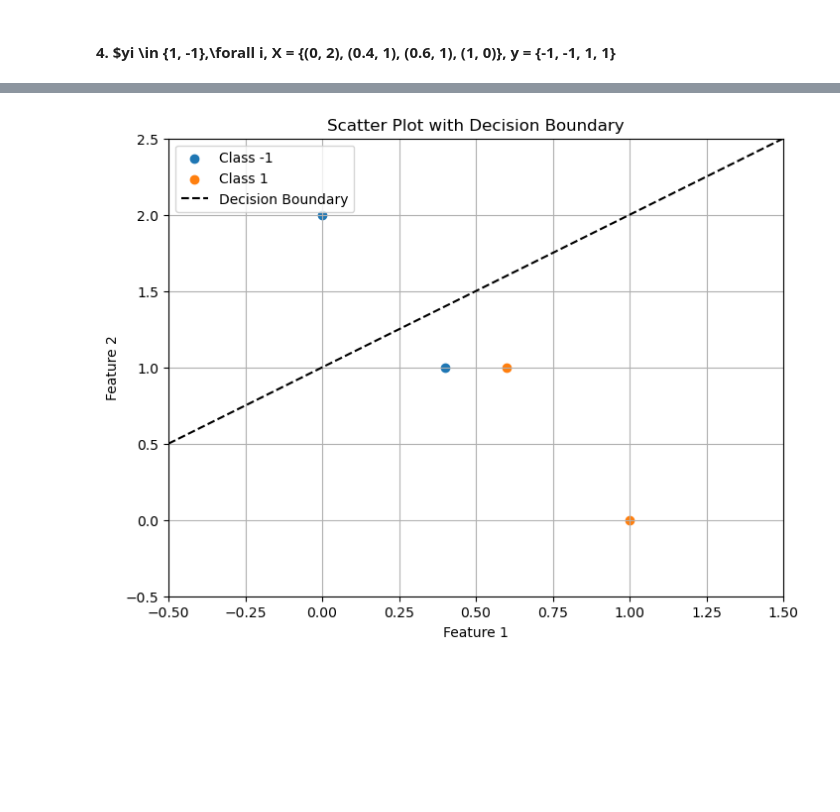
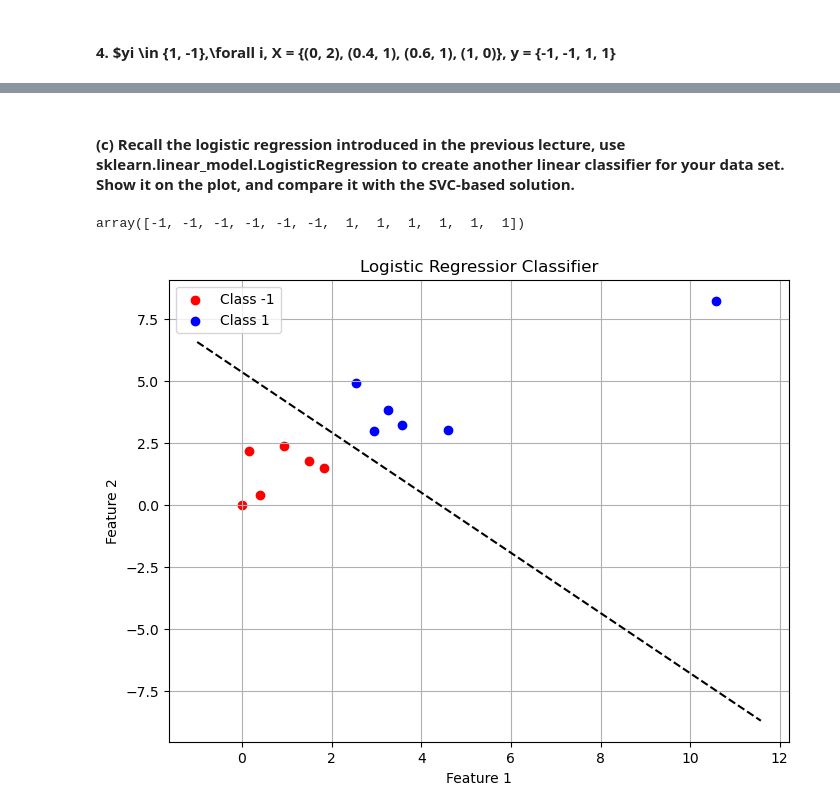
Before and after one commit to gabriel-ferreira-life/574_intro_to_machine_learning, a Jupyter notebook: homework_4/code/HM4_code.ipynb, the cells around one changed output, grey strips where cells are left out. Drawn from its saved outputs; the diff is of its cells as text; code cells hidden in the pictures; blank space fills up the shorter version.

```diff
--- a/homework_4/code/HM4_code.ipynb
+++ b/homework_4/code/HM4_code.ipynb
@@ -324,0 +381,15 @@ array([-1,  1,  1,  1])
+# %%
+X = np.array([[0, 0],
+     [0.936, 2.376],
+     [1.829, 1.496],
+     [0.390, 0.389],
+     [0.145, 2.165],
+     [1.502, 1.770],
+     [2.551, 4.924],
+     [4.588, 3.030],
+     [2.954, 2.958],
+     [3.260, 3.811],
+     [3.579, 3.228],
+     [10.577, 8.228]])
+
+y = np.array([-1, -1, -1, -1, -1, -1,  1,  1,  1,  1,  1, 1])
@@ -325,23 +460,37 @@ array([-1,  1,  1,  1])
+# %% [markdown]
+#### (c) Recall the logistic regression introduced in the previous lecture, use sklearn.linear_model.LogisticRegression to create another linear classifier for your data set. Show it on the plot, and compare it with the SVC-based solution.
+# %%
+from sklearn.linear_model import LogisticRegression
+
+# train model
+logistic_model = LogisticRegression(random_state=0).fit(X, y)
+y_pred = logistic_model.predict(X)
+
+# Get coefficients and intercept for logistic regression
+w1_log, w2_log = logistic_model.coef_[0]
+b_log = logistic_model.intercept_[0]
+
+y_pred
+# %% [output]
+array([-1, -1, -1, -1, -1, -1,  1,  1,  1,  1,  1,  1])
 # %%
-# Plotting the dataset without loops
+##### Plotting the dataset
 plt.figure(figsize=(8, 6))
-plt.scatter(X[y == -1, 0], X[y == -1, 1], label='Class -1')
-plt.scatter(X[y == 1, 0], X[y == 1, 1], label='Class 1')
+plt.scatter(X[y_pred == -1, 0], X[y == -1, 1], color = 'red', label='Class -1', marker='o')
+plt.scatter(X[y_pred == 1, 0], X[y == 1, 1], color = 'blue', label='Class 1', marker='o')
 
-# Define the decision boundary line
-x_values = np.linspace(np.min(X[:,0])-0.5, np.max(X[:,0])+0.5, 100)
-y_values = x_values + 1  # Derived from rearranging w^T x_i + b = 0 to solve for x_2
+# Decision boundary: solve for x2 in terms of x1
+x_1 = np.linspace(np.min(X[:, 0])-1, np.max(X[:, 0])+1, 100)
+x_2 = -(w1_log / w2_log) * x_1 - (b_log / w2_log)
 
 # Plotting the decision boundary
-plt.plot(x_values, y_values, 'k--', label='Decision Boundary')
+plt.plot(x_1, x_2, 'k--')
 
 plt.xlabel('Feature 1')
 plt.ylabel('Feature 2')
-plt.title('Scatter Plot with Decision Boundary')
+plt.title('Logistic Regressior Classifier')
 plt.legend()
 plt.grid(True)
-plt.xlim(np.min(X[:,0])-0.5, np.max(X[:,0])+0.5)
-plt.ylim(np.min(X[:,1])-0.5, np.max(X[:,1])+0.5)
 plt.show()
 # %% [output]
-[figure, old version]
+[figure, new version]
```
Also changed, not shown: parts of 18 cells of this notebook.
